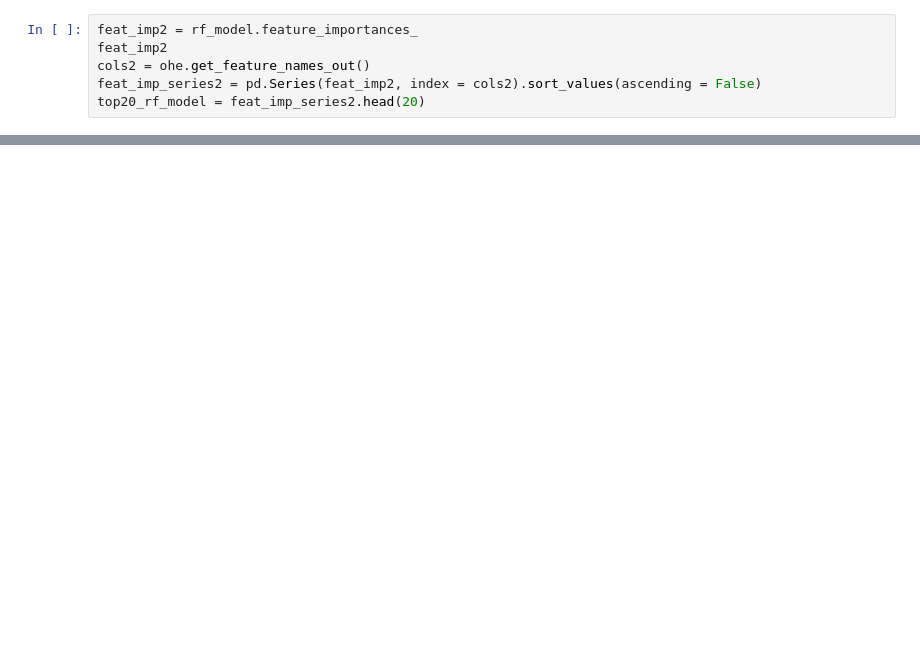
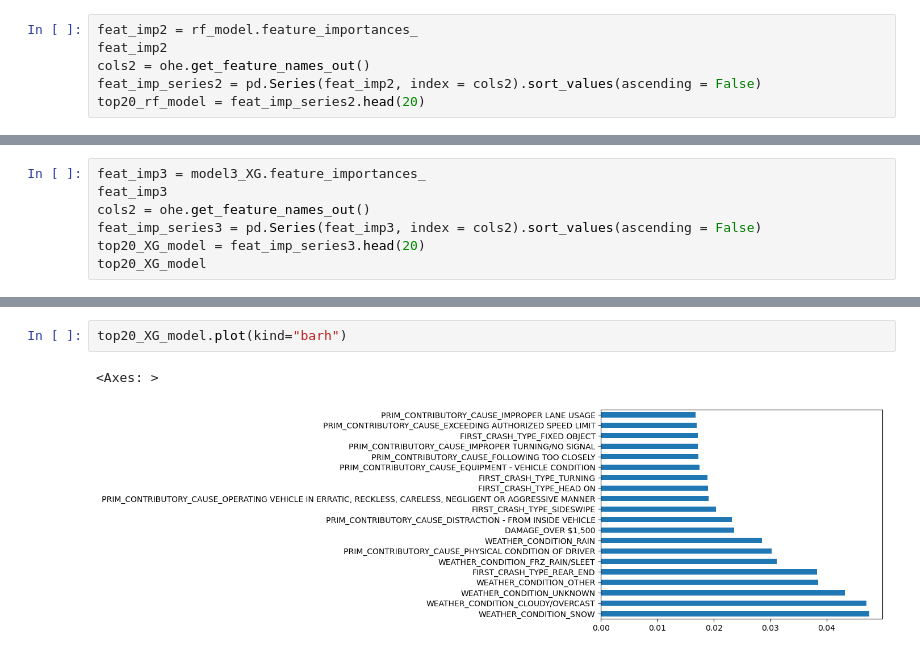
Before and after one commit to YamunaU75/ChicagoCarCrashes_Phase4, a Jupyter notebook: CarCrashesNt1.ipynb, the cells around one changed output, grey strips where cells are left out. Drawn from its saved outputs; the diff is of its cells as text; blank space fills up the shorter version.

```diff
--- a/CarCrashesNt1.ipynb
+++ b/CarCrashesNt1.ipynb
@@ -692,0 +770,7 @@ top20_rf_model.plot(kind='barh');
+# %%
+feat_imp3 = model3_XG.feature_importances_
+feat_imp3
+cols2 = ohe.get_feature_names_out()
+feat_imp_series3 = pd.Series(feat_imp3, index = cols2).sort_values(ascending = False)
+top20_XG_model = feat_imp_series3.head(20)
+top20_XG_model
@@ -692,0 +795,5 @@ top20_rf_model.plot(kind='barh');
+# %%
+top20_XG_model.plot(kind="barh")
+# %% [output]
+<Axes: >
+[figure, added]
```
Also changed, not shown: parts of 24 cells of this notebook.
